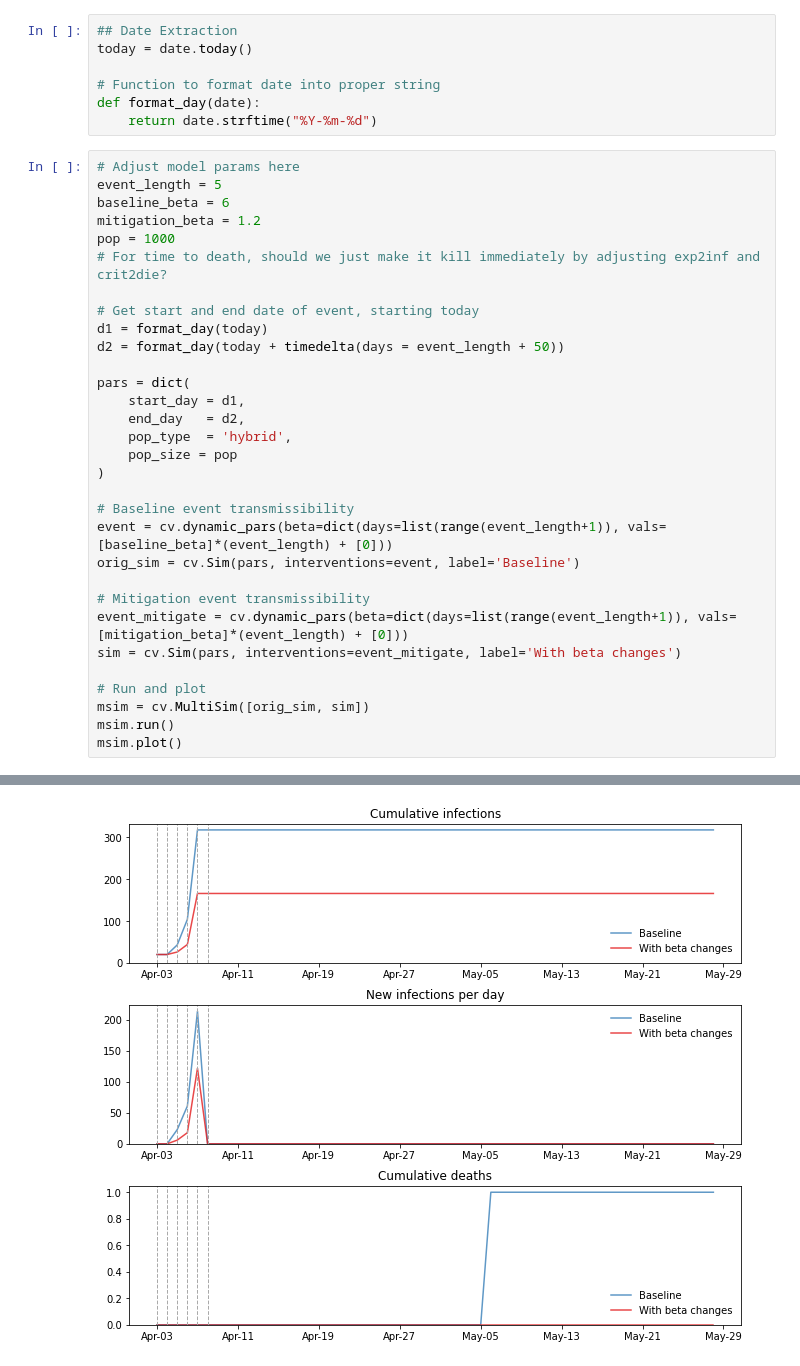
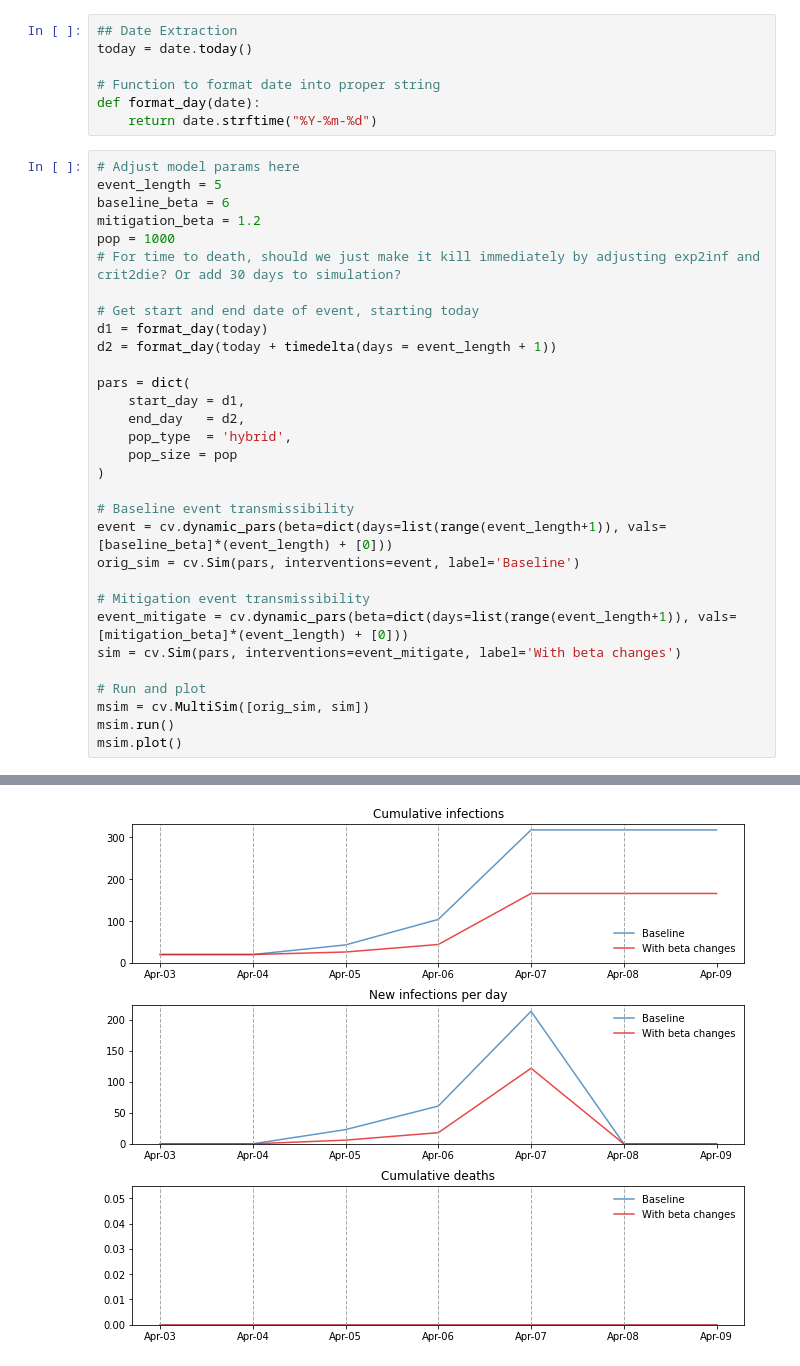
Before and after one commit to JoviaNierenberg/COVID-Event-Safety-Modeling, a Jupyter notebook: main.ipynb, the cells around one changed output, grey strips where cells are left out. Saved outputs shown, nothing was run; the diff lists cells and outputs as text.

Commit message:
1 extra day to show infections stopping after event

```diff
--- a/main.ipynb
+++ b/main.ipynb
@@ -17,11 +17,11 @@ event_length = 5
 baseline_beta = 6
 mitigation_beta = 1.2
 pop = 1000
-# For time to death, should we just make it kill immediately by adjusting exp2inf and crit2die?
+# For time to death, should we just make it kill immediately by adjusting exp2inf and crit2die? Or add 30 days to simulation?
 
 # Get start and end date of event, starting today
 d1 = format_day(today)
-d2 = format_day(today + timedelta(days = event_length + 50))
+d2 = format_day(today + timedelta(days = event_length + 1))
 
 pars = dict(
     start_day = d1,
@@ -62,2 +62,2 @@ Initializing sim with 1000 people for 55 days
        0 cumulative quarantined people
-[figure, old version]
+[figure, new version]
```
Also changed, not shown: parts of 1 cell of this notebook.
